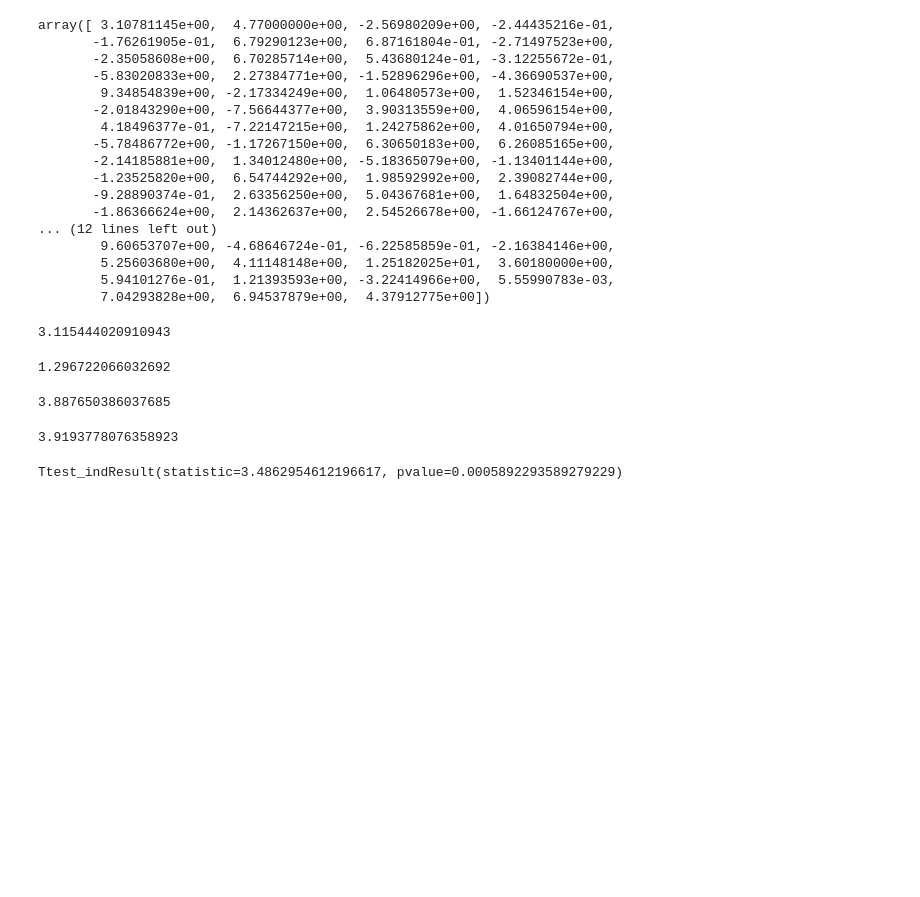
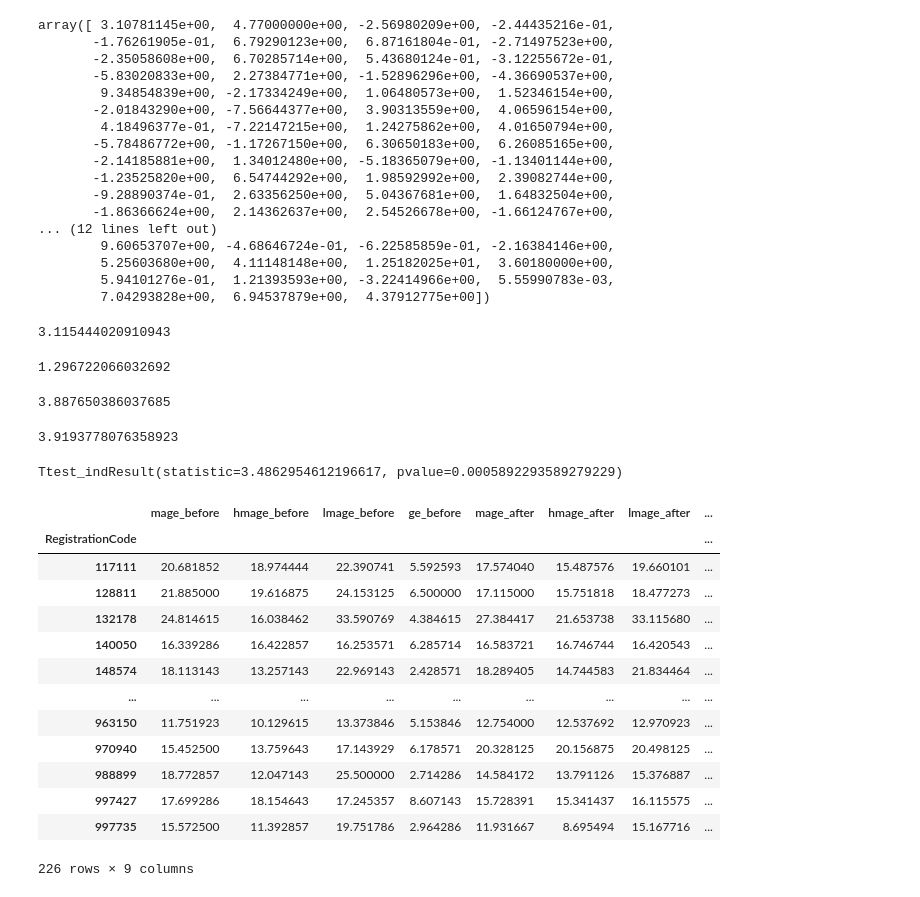
Before and after one commit to ElviraMingazova/MA_Thesis, a Jupyter notebook: MAGE for PNP3.ipynb, the cells around one changed output. Cells and saved outputs as stored; diff of their text form; code cells hidden in the pictures; blank space fills up the shorter version.

Commit message:
Analysis of the Mage for T2D added

```diff
--- a/MAGE for PNP3.ipynb
+++ b/MAGE for PNP3.ipynb
@@ -262,3 +227,25 @@ from scipy import stats
 stats.ttest_ind(ser1, ser0)
 # %% [output]
 Ttest_indResult(statistic=3.4862954612196617, pvalue=0.0005892293589279229)
+# %%
+alloc1_summary['alloc'] = 1
+# %%
+alloc0_summary['alloc'] = 0
+# %%
+mean_mage_per_person = pd.concat([alloc0_summary,alloc1_summary], axis=0)
+mean_mage_per_person
+# %% [output]
+|  | mage_before | hmage_before | lmage_before | ge_before | mage_after | hmage_after | lmage_after | ... |
+| RegistrationCode |  |  |  |  |  |  |  | ... |
+| 117111 | 20.681852 | 18.974444 | 22.390741 | 5.592593 | 17.574040 | 15.487576 | 19.660101 | ... |
+| 128811 | 21.885000 | 19.616875 | 24.153125 | 6.500000 | 17.115000 | 15.751818 | 18.477273 | ... |
+| 132178 | 24.814615 | 16.038462 | 33.590769 | 4.384615 | 27.384417 | 21.653738 | 33.115680 | ... |
+| 140050 | 16.339286 | 16.422857 | 16.253571 | 6.285714 | 16.583721 | 16.746744 | 16.420543 | ... |
+| 148574 | 18.113143 | 13.257143 | 22.969143 | 2.428571 | 18.289405 | 14.744583 | 21.834464 | ... |
+| ... | ... | ... | ... | ... | ... | ... | ... | ... |
+| 963150 | 11.751923 | 10.129615 | 13.373846 | 5.153846 | 12.754000 | 12.537692 | 12.970923 | ... |
+| 970940 | 15.452500 | 13.759643 | 17.143929 | 6.178571 | 20.328125 | 20.156875 | 20.498125 | ... |
+| 988899 | 18.772857 | 12.047143 | 25.500000 | 2.714286 | 14.584172 | 13.791126 | 15.376887 | ... |
+| 997427 | 17.699286 | 18.154643 | 17.245357 | 8.607143 | 15.728391 | 15.341437 | 16.115575 | ... |
+| 997735 | 15.572500 | 11.392857 | 19.751786 | 2.964286 | 11.931667 | 8.695494 | 15.167716 | ... |
+226 rows × 9 columns
```
Also changed, not shown: parts of 15 cells of this notebook, 2 other files.
